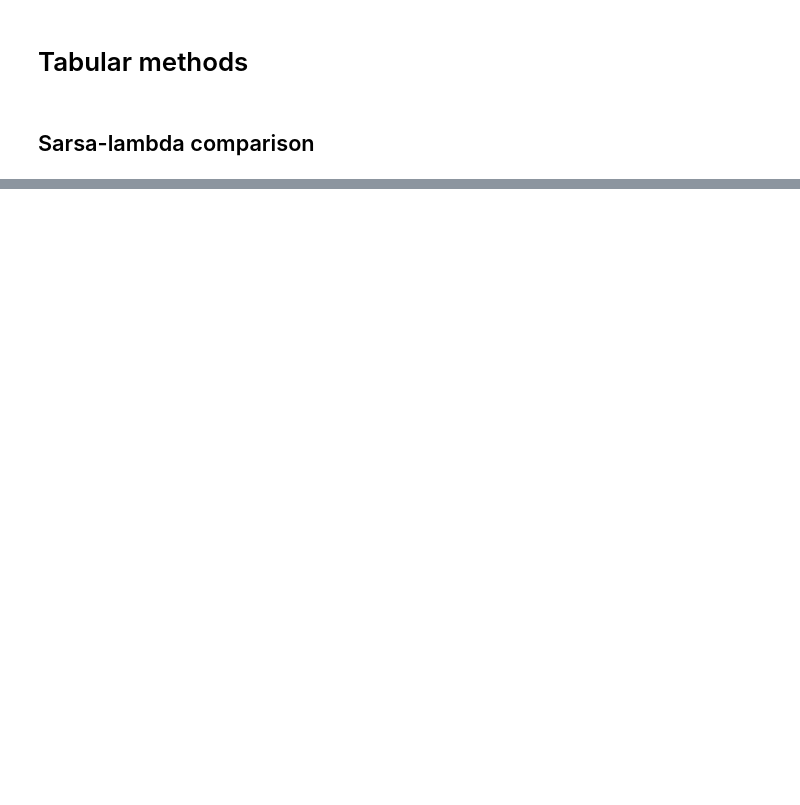
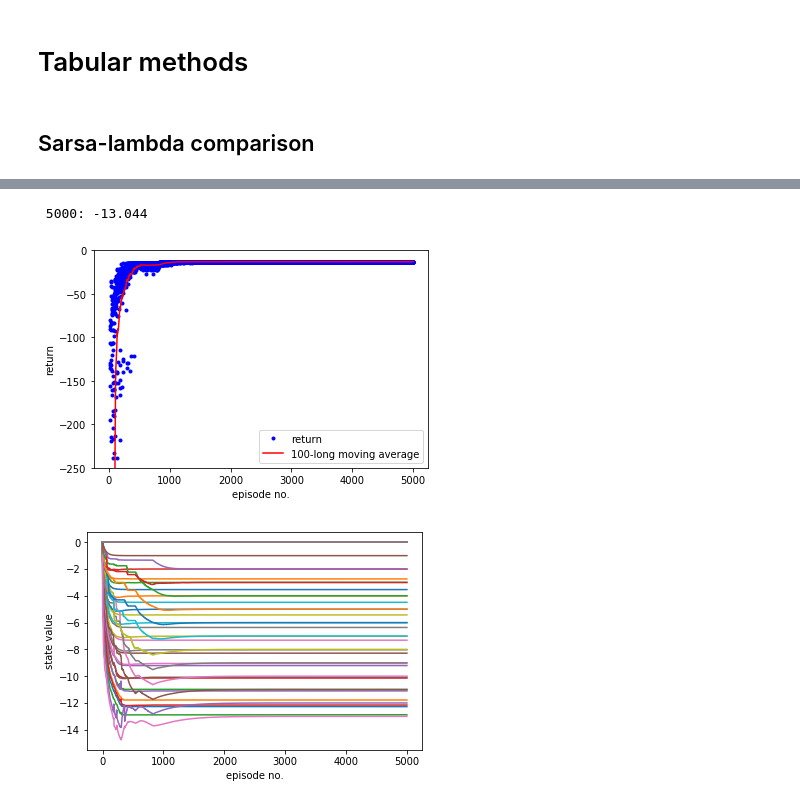
Before and after one commit to tahsmith/rl-algos, a Jupyter notebook: tabular.ipynb, the cells around one changed output, grey strips where cells are left out. Drawn from its saved outputs; the diff is of its cells as text; code cells hidden in the pictures; blank space fills up the shorter version.

```diff
--- a/tabular.ipynb
+++ b/tabular.ipynb
@@ -88,3 +55,10 @@ sarsa_lambda_returns, sarsa_lambda_tracks = train_with_plot(env, sarsa_lambda_ep
+# %%
+sarsa_lambda_returns, sarsa_lambda_tracks = train_with_plots(env, sarsa_lambda_episode_fn, Q_initial, max_eps,
+                                                             steps_per_log=100, value_range=[-250, 0])
+# %% [output]
+ 5000: -13.044
+[figure, added]
+[figure, added]
 # %%
 avg1_x, avg1 = moving_avg(100, sarsa_returns)
 avg2_x, avg2 = moving_avg(100, sarsa_lambda_returns)
```
Also changed, not shown: parts of 8 cells of this notebook.
